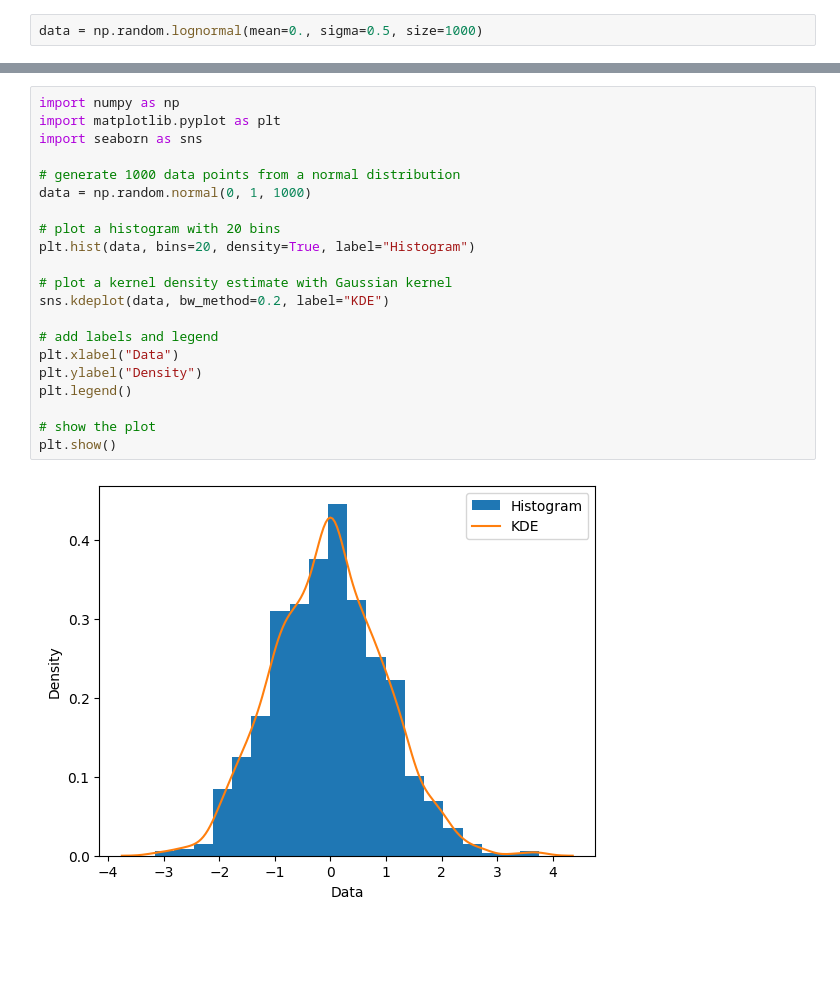
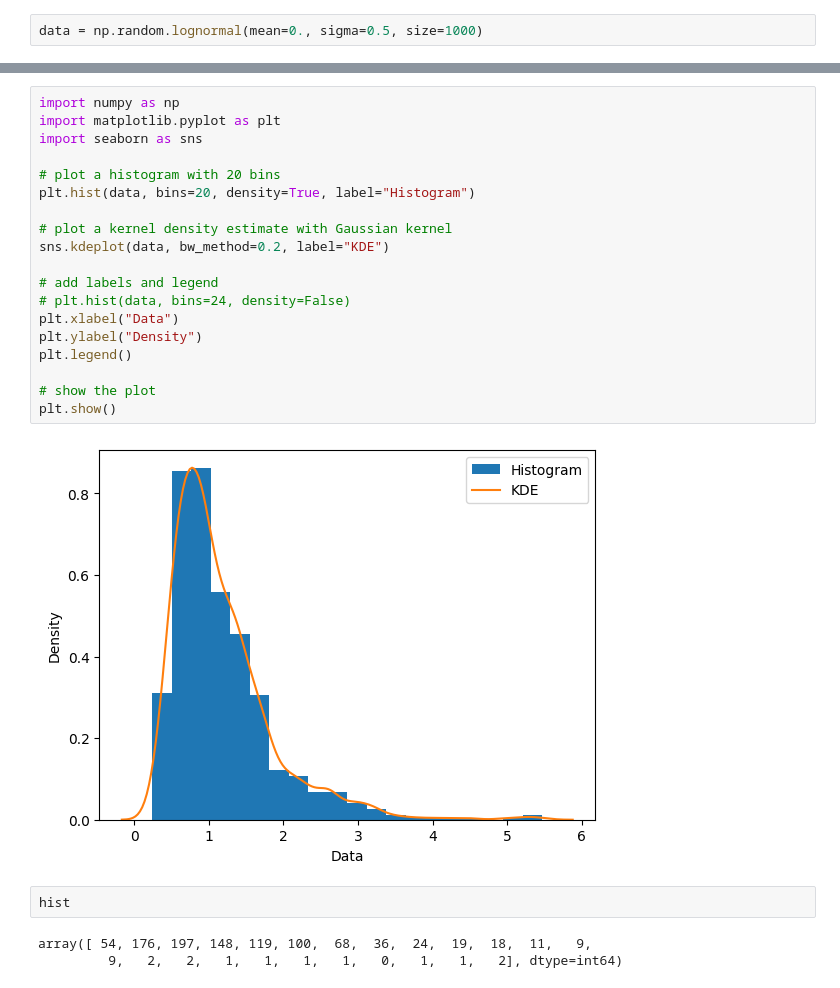
Before and after one commit to ordevoir/Mathematics, a Jupyter notebook: PT_RV_base.ipynb, the cells around one changed output, grey strips where cells are left out. Drawn from its saved outputs; the diff is of its cells as text; blank space fills up the shorter version.

```diff
--- a/PT_RV_base.ipynb
+++ b/PT_RV_base.ipynb
@@ -378,23 +437,26 @@ np.histogram(ln_sample, 24)
 # %%
 import numpy as np
 import matplotlib.pyplot as plt
 import seaborn as sns
-
-# generate 1000 data points from a normal distribution
-data = np.random.normal(0, 1, 1000)
 
 # plot a histogram with 20 bins
 plt.hist(data, bins=20, density=True, label="Histogram")
 
 # plot a kernel density estimate with Gaussian kernel
 sns.kdeplot(data, bw_method=0.2, label="KDE")
 
 # add labels and legend
+# plt.hist(data, bins=24, density=False)
 plt.xlabel("Data")
 plt.ylabel("Density")
 plt.legend()
 
 # show the plot
 plt.show()
 # %% [output]
-[figure, old version]
+[figure, new version]
+# %%
+hist
+# %% [output]
+array([ 54, 176, 197, 148, 119, 100,  68,  36,  24,  19,  18,  11,   9,
+         9,   2,   2,   1,   1,   1,   1,   0,   1,   1,   2], dtype=int64)
```
Also changed, not shown: parts of 30 cells of this notebook.
